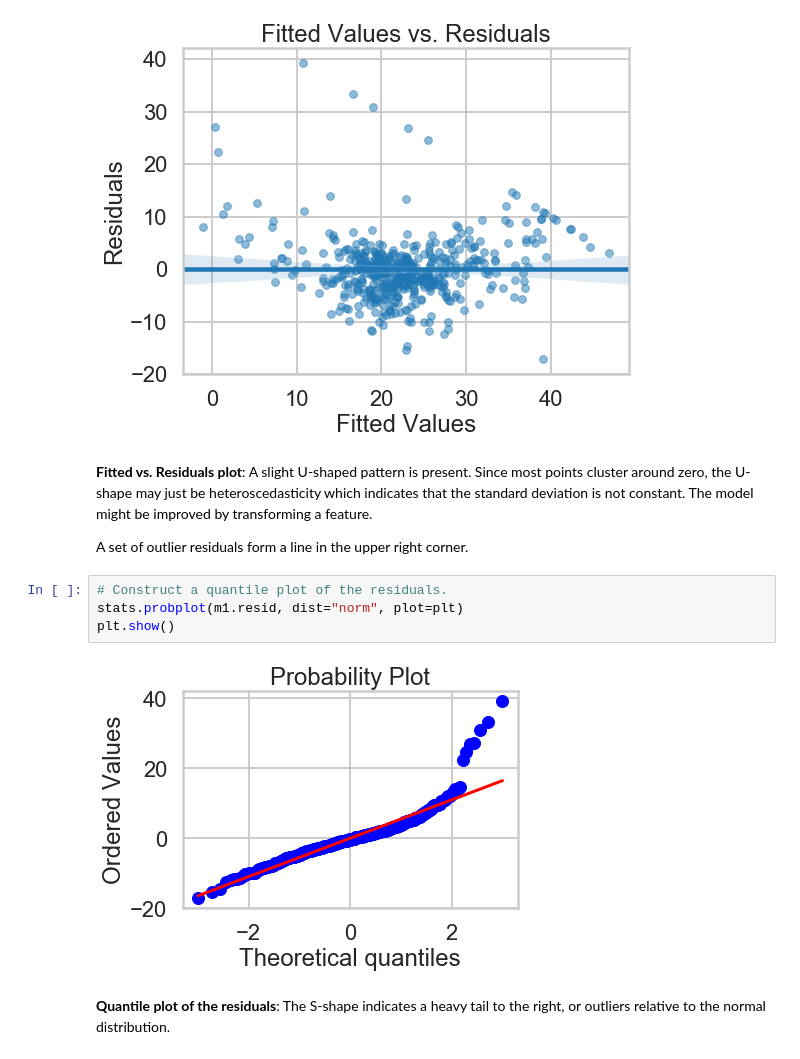
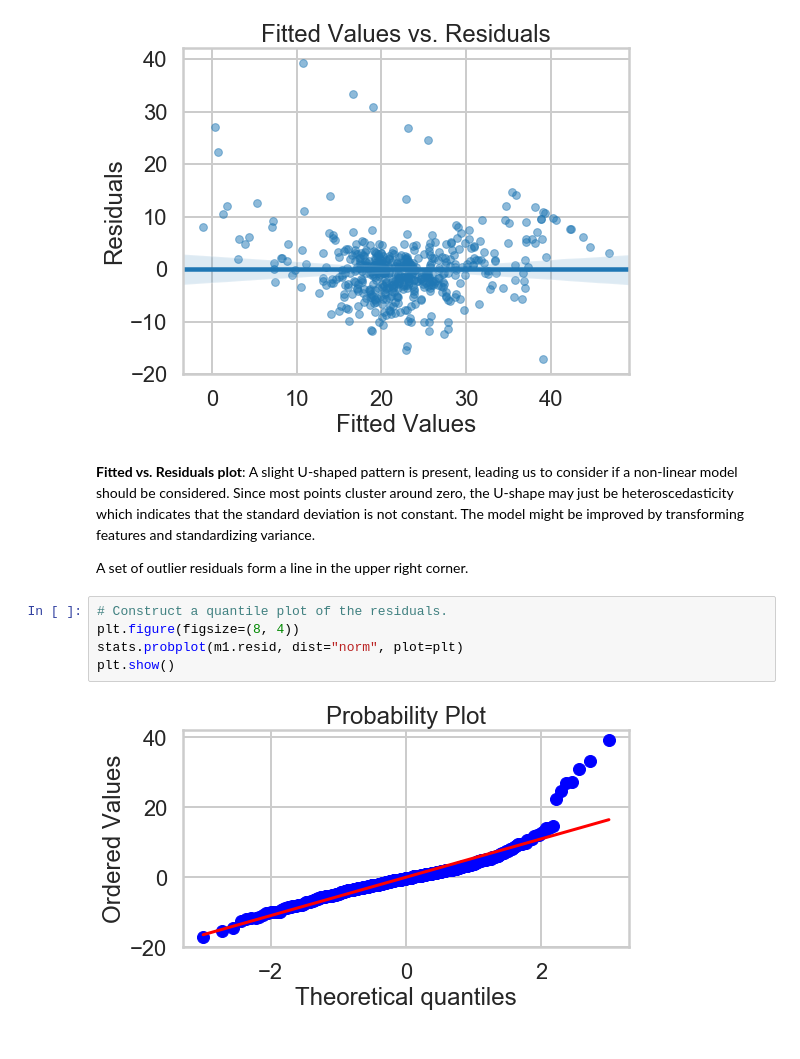
Before and after one commit to lwdee/Springboard, a Jupyter notebook: Linear_Regression_Boston_Housing/Mini_Project_Linear_Regression.ipynb, the cells around one changed output. Drawn from its saved outputs; the diff is of its cells as text.

```diff
--- a/Linear_Regression_Boston_Housing/Mini_Project_Linear_Regression.ipynb
+++ b/Linear_Regression_Boston_Housing/Mini_Project_Linear_Regression.ipynb
@@ -1033,14 +1033,13 @@ plt.show()
 # %% [output]
 [figure]
 # %% [markdown]
-**Fitted vs. Residuals plot**: A slight U-shaped pattern is present. Since most points cluster around zero, the U-shape may just be heteroscedasticity which indicates that the standard deviation is not constant. The model might be improved by transforming a feature.
+**Fitted vs. Residuals plot**: A slight U-shaped pattern is present, leading us to consider if a non-linear model should be considered. Since most points cluster around zero, the U-shape may just be heteroscedasticity which indicates that the standard deviation is not constant. The model might be improved by transforming features and standardizing variance.
 
 A set of outlier residuals form a line in the upper right corner.
 # %%
 # Construct a quantile plot of the residuals.
+plt.figure(figsize=(8, 4))
 stats.probplot(m1.resid, dist="norm", plot=plt)
 plt.show()
 # %% [output]
-[figure, old version]
+[figure, new version]
-# %% [markdown]
-**Quantile plot of the residuals**: The S-shape indicates a heavy tail to the right, or outliers relative to the normal distribution.
```
Also changed, not shown: parts of 9 cells of this notebook.
